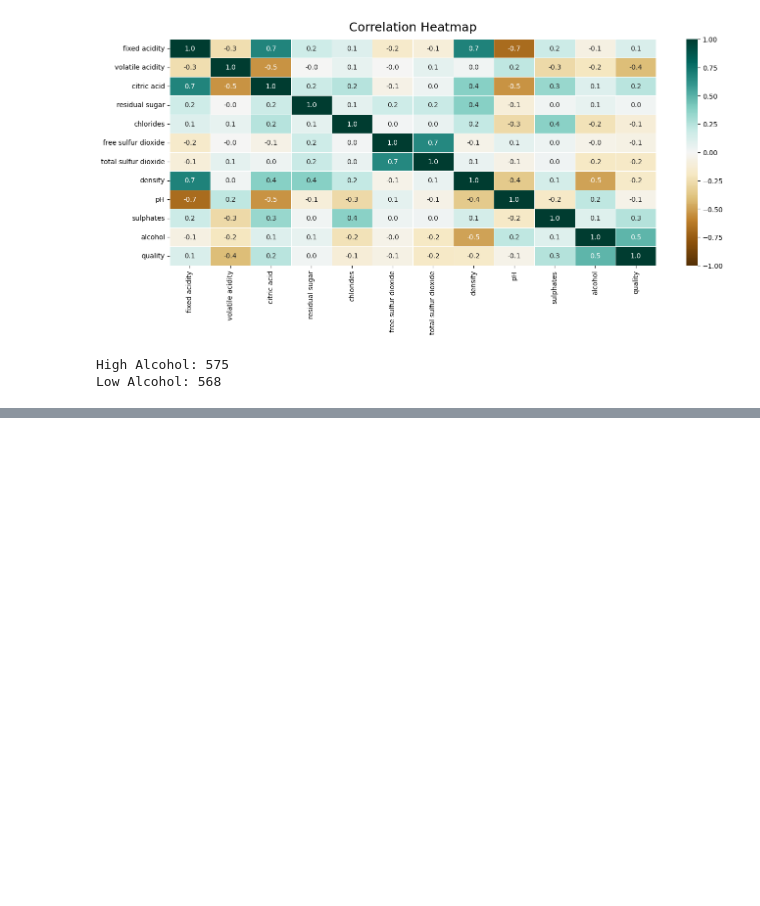
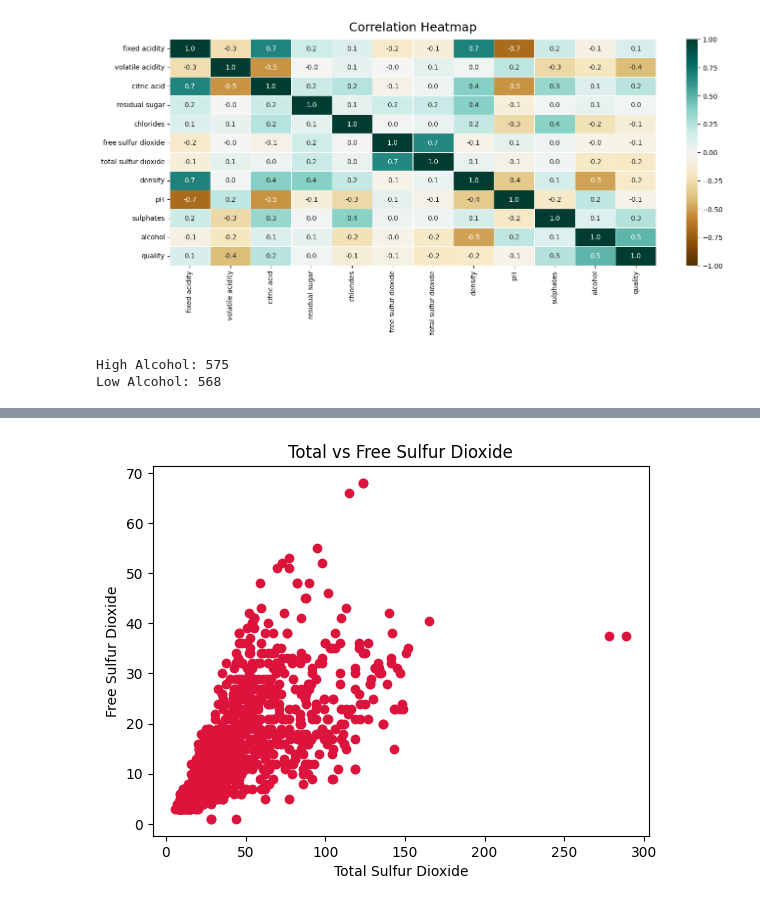
Before and after one commit to byydev/WineQuality, a Jupyter notebook: wine_quality_practice.ipynb, the cells around one changed output, grey strips where cells are left out. Cells and saved outputs as stored; diff of their text form; code cells hidden in the pictures; blank space fills up the shorter version.

```diff
--- a/wine_quality_practice.ipynb
+++ b/wine_quality_practice.ipynb
@@ -139,0 +151,8 @@ Low Alcohol: 568
+# %%
+plt.scatter(df['total sulfur dioxide'],df['free sulfur dioxide'], color="crimson")
+plt.xlabel("Total Sulfur Dioxide")
+plt.ylabel("Free Sulfur Dioxide")
+plt.title("Total vs Free Sulfur Dioxide")
+plt.show()
+# %% [output]
+[figure, added]
```
Also changed, not shown: parts of 1 cell of this notebook.
